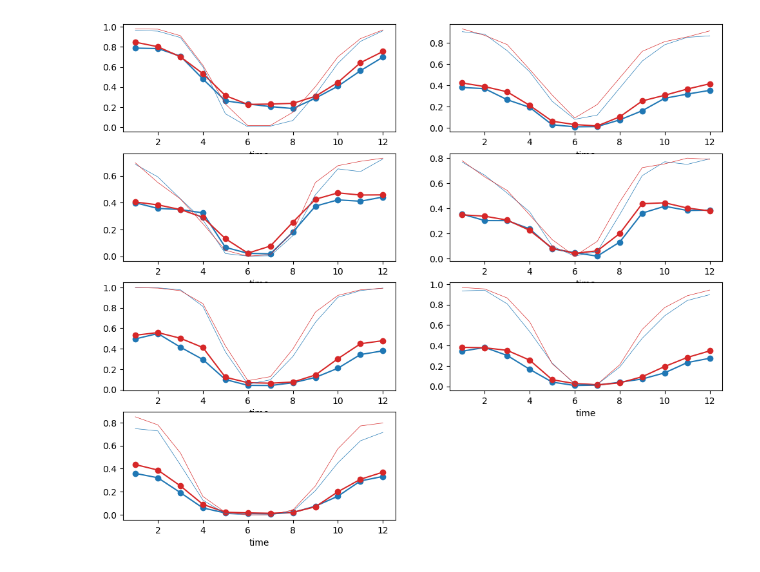
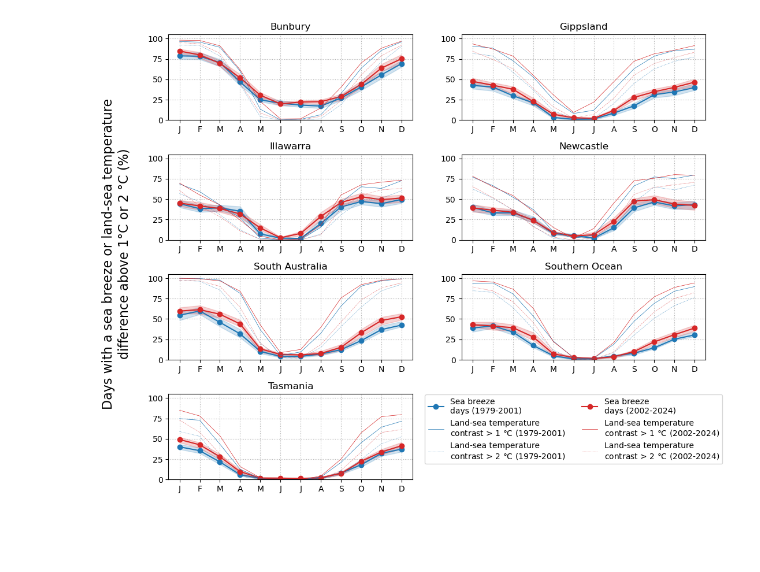
Before and after one commit to andrewbrown31/sea_breeze_analysis, a Jupyter notebook: analysis_notebooks/sb_days_stats_rez.ipynb, the cells around one changed output. Saved outputs shown, nothing was run; the diff lists cells and outputs as text; code cells hidden in the pictures; blank space fills up the shorter version.

```diff
--- a/analysis_notebooks/sb_days_stats_rez.ipynb
+++ b/analysis_notebooks/sb_days_stats_rez.ipynb
@@ -7,7 +10,7 @@ def read_csv(path):
 
     df = pd.read_csv(path)
     df["time"] = pd.to_datetime(df["time"])
-    return df.set_index("time")
+    return df.set_index("time").loc[slice("1979-01-01","2024-12-31 23:00")]
 
 bunbury = read_csv("/g/data/ng72/ab4502/sea_breeze_detection/barra_c_smooth_s2/sb_days/bunbury.csv")
 gipps = read_csv("/g/data/ng72/ab4502/sea_breeze_detection/barra_c_smooth_s2/sb_days/gipps.csv")
@@ -19,9 +65,8 @@ tas = read_csv("/g/data/ng72/ab4502/sea_breeze_detection/barra_c_smooth_s2/sb_da
 # %%
 def plot(ax,df,title):
 
-    (df[df["sb"]==1].index.month.value_counts().sort_index() / \
-         df.index.month.value_counts().sort_index()).plot(marker="o")
-    ax.set_ylim([0,0.9])
+    (df["sb"].groupby(df.index.month).mean()*100).plot(ax=ax,marker="o")
+    ax.set_ylim([0,105])
     ax.set_title(title)
     ax.grid(ls=":")
     ax.set_xlabel("")
@@ -535,53 +750,79 @@ plot_enso_land_sea_diff(land_sea_diff_tas, nino_months, nina_months, ax)
 # %%
-def plot_period_land_sea_diff(df, t1_slice, t2_slice, ax):
+def plot_period_land_sea_diff(df, t1_slice, t2_slice, ax, title):
 
     df_months = pd.to_datetime([t.replace(day=1) for t in pd.to_datetime(df.index)])
 
     df_p1 = df.loc[t1_slice]
     df_p2 = df.loc[t2_slice]
 
-    (df_p1 > 1).groupby(pd.to_datetime(df_p1.index).month).mean().plot(color="tab:blue",marker="none",ax=ax,lw=0.5,legend=False)
-    (df_p2 > 1).groupby(pd.to_datetime(df_p2.index).month).mean().plot(color="tab:red",marker="none",ax=ax,lw=0.5,legend=False)
+    ((df_p1 > 1).groupby(pd.to_datetime(df_p1.index).month).mean()*100).plot(color="tab:blue",marker="none",ax=ax,lw=0.5,legend=False)
+    ((df_p2 > 1).groupby(pd.to_datetime(df_p2.index).month).mean()*100).plot(color="tab:red",marker="none",ax=ax,lw=0.5,legend=False)
 
+    ((df_p1 > 2).groupby(pd.to_datetime(df_p1.index).month).mean()*100).plot(color="tab:blue",marker="none",ax=ax,lw=0.5,legend=False,ls=":")
+    l1=((df_p2 > 2).groupby(pd.to_datetime(df_p2.index).month).mean()*100).plot(color="tab:red",marker="none",ax=ax,lw=0.5,legend=False,ls=":")
+
+
+    ax.set_title(title)
+    ax.set_ylim([0,105])
+    ax.grid(ls=":")
+    ax.set_xlabel("")
+    ax.set_xticks(np.arange(1,13),["J","F","M","A","M","J","J","A","S","O","N","D"])
+    return l1
 
 def plot_period_diff(df, t1_slice, t2_slice, ax):
 
     df_months = pd.to_datetime([t.replace(day=1) for t in pd.to_datetime(df.index)])
 
     df_p1 = df.loc[t1_slice]
     df_p2 = df.loc[t2_slice]
 
-    df_p1.groupby(df_p1.index.month).mean().plot(color="tab:blue",marker="o",ax=ax,legend=False)
-    df_p2.groupby(df_p2.index.month).mean().plot(color="tab:red",marker="o",ax=ax,legend=False)
+    (df_p1.groupby(df_p1.index.month).mean()*100).plot(color="tab:blue",marker="o",ax=ax,legend=False)
+    (df_p2.groupby(df_p2.index.month).mean()*100).plot(color="tab:red",marker="o",ax=ax,legend=False)
+
+    quantiles_p1 = bootstrap(df_p1,1000)
+    quantiles_p2 = bootstrap(df_p2,1000)
+    ax.fill_between(np.arange(1,13),quantiles_p1.loc[:,0.05],quantiles_p1.loc[:,0.95],color="tab:blue",alpha=0.2)
+    ax.fill_between(np.arange(1,13),quantiles_p2.loc[:,0.05],quantiles_p2.loc[:,0.95],color="tab:red",alpha=0.2)
 
 fig=plt.figure(figsize=[12,10])
 
 ax=plt.subplot(4,2,1)
 plot_period_diff(bunbury, slice("1979-01-01","2001-12-31 23:00"), slice("2002-01-01","2024-12-31 23:00"), ax)
-plot_period_land_sea_diff(land_sea_diff_bunbury, slice("1979-01-01","2001-12-31 23:00"), slice("2002-01-01","2024-12-31 23:00"), ax)
+plot_period_land_sea_diff(land_sea_diff_bunbury, slice("1979-01-01","2001-12-31 23:00"), slice("2002-01-01","2024-12-31 23:00"), ax, "Bunbury")
 
 ax=plt.subplot(4,2,2)
 plot_period_diff(gipps, slice("1979-01-01","2001-12-31 23:00"), slice("2002-01-01","2024-12-31 23:00"), ax)
-plot_period_land_sea_diff(land_sea_diff_gipps, slice("1979-01-01","2001-12-31 23:00"), slice("2002-01-01","2024-12-31 23:00"), ax)
+plot_period_land_sea_diff(land_sea_diff_gipps, slice("1979-01-01","2001-12-31 23:00"), slice("2002-01-01","2024-12-31 23:00"), ax, "Gippsland")
 
 ax=plt.subplot(4,2,3)
 plot_period_diff(illawara, slice("1979-01-01","2001-12-31 23:00"), slice("2002-01-01","2024-12-31 23:00"), ax)
-plot_period_land_sea_diff(land_sea_diff_illawara, slice("1979-01-01","2001-12-31 23:00"), slice("2002-01-01","2024-12-31 23:00"), ax)
+plot_period_land_sea_diff(land_sea_diff_illawara, slice("1979-01-01","2001-12-31 23:00"), slice("2002-01-01","2024-12-31 23:00"), ax, "Illawarra")
 
 ax=plt.subplot(4,2,4)
 plot_period_diff(newcastle, slice("1979-01-01","2001-12-31 23:00"), slice("2002-01-01","2024-12-31 23:00"), ax)
-plot_period_land_sea_diff(land_sea_diff_newcastle, slice("1979-01-01","2001-12-31 23:00"), slice("2002-01-01","2024-12-31 23:00"), ax)
+plot_period_land_sea_diff(land_sea_diff_newcastle, slice("1979-01-01","2001-12-31 23:00"), slice("2002-01-01","2024-12-31 23:00"), ax, "Newcastle")
 
 ax=plt.subplot(4,2,5)
 plot_period_diff(sa, slice("1979-01-01","2001-12-31 23:00"), slice("2002-01-01","2024-12-31 23:00"), ax)
-plot_period_land_sea_diff(land_sea_diff_sa, slice("1979-01-01","2001-12-31 23:00"), slice("2002-01-01","2024-12-31 23:00"), ax)
+plot_period_land_sea_diff(land_sea_diff_sa, slice("1979-01-01","2001-12-31 23:00"), slice("2002-01-01","2024-12-31 23:00"), ax, "South Australia")
 
 ax=plt.subplot(4,2,6)
 plot_period_diff(southern, slice("1979-01-01","2001-12-31 23:00"), slice("2002-01-01","2024-12-31 23:00"), ax)
-plot_period_land_sea_diff(land_sea_diff_southern, slice("1979-01-01","2001-12-31 23:00"), slice("2002-01-01","2024-12-31 23:00"), ax)
+plot_period_land_sea_diff(land_sea_diff_southern, slice("1979-01-01","2001-12-31 23:00"), slice("2002-01-01","2024-12-31 23:00"), ax, "Southern Ocean")
 
 ax=plt.subplot(4,2,7)
 plot_period_diff(tas, slice("1979-01-01","2001-12-31 23:00"), slice("2002-01-01","2024-12-31 23:00"), ax)
-plot_period_land_sea_diff(land_sea_diff_tas, slice("1979-01-01","2001-12-31 23:00"), slice("2002-01-01","2024-12-31 23:00"), ax)
+l1=plot_period_land_sea_diff(land_sea_diff_tas, slice("1979-01-01","2001-12-31 23:00"), slice("2002-01-01","2024-12-31 23:00"), ax, "Tasmania")
+
+fig.legend([l1.lines[0],l1.lines[2],l1.lines[4],l1.lines[1],l1.lines[3],l1.lines[5]],
+           ["Sea breeze\ndays (1979-2001)","Land-sea temperature\ncontrast > 1 $\degree$C (1979-2001)","Land-sea temperature\ncontrast > 2 $\degree$C (1979-2001)",
+            "Sea breeze\ndays (2002-2024)","Land-sea temperature\ncontrast > 1 $\degree$C (2002-2024)","Land-sea temperature\ncontrast > 2 $\degree$C (2002-2024)"],
+           loc="lower right", bbox_to_anchor=[0.93,0.13],ncols=2)
+
+fig.text(0.05,0.5,"Days with a sea breeze or land-sea temperature\ndifference above 1$\degree$C or 2 $\degree$C (%)",rotation=90,size=16,va="center",ha="center")
+
+plt.subplots_adjust(hspace=0.4)
+
+plt.savefig("/g/data/ng72/ab4502/figs/wind_energy_paper/sb_days_trend.jpeg",bbox_inches="tight",dpi=300)
 # %% [output]
-[figure, old version]
+[figure, new version]
```
Also changed, not shown: parts of 34 cells of this notebook, 31 other files.
